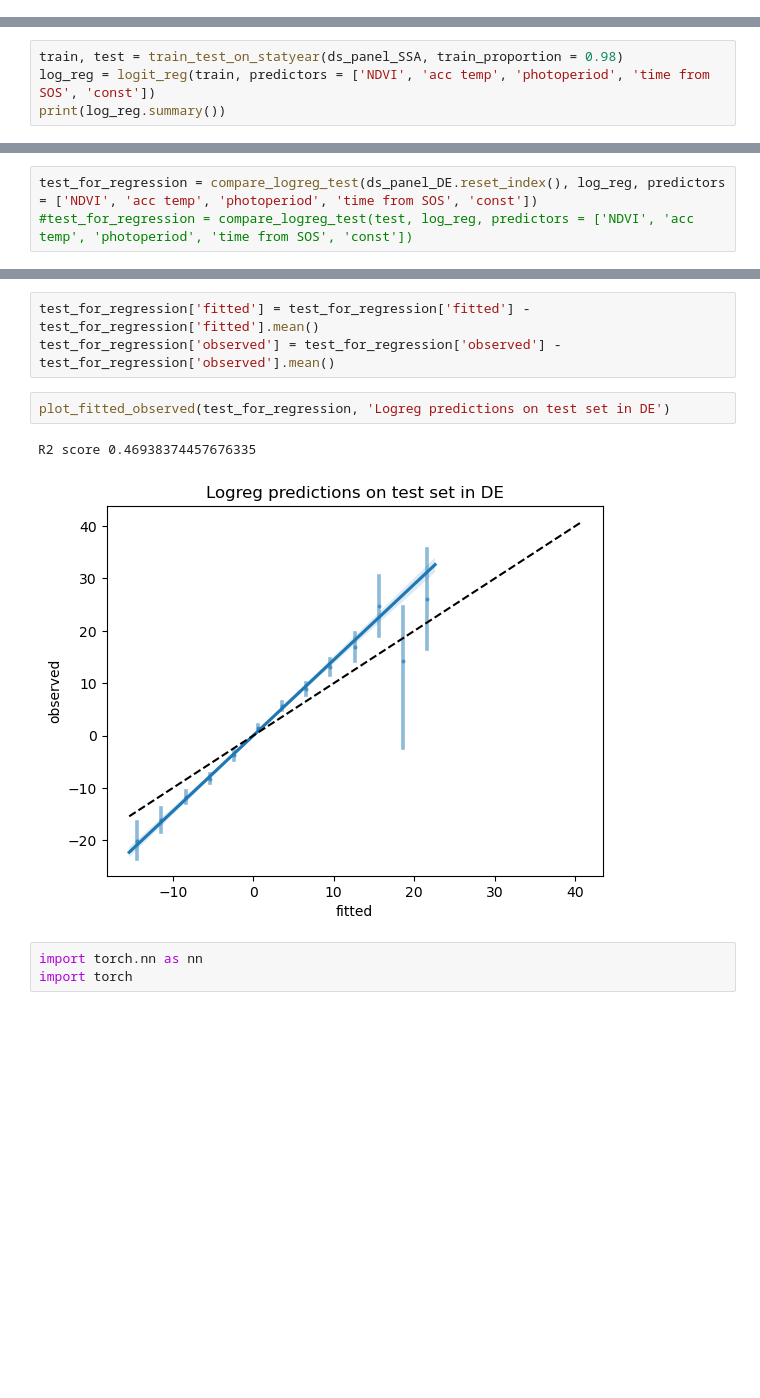
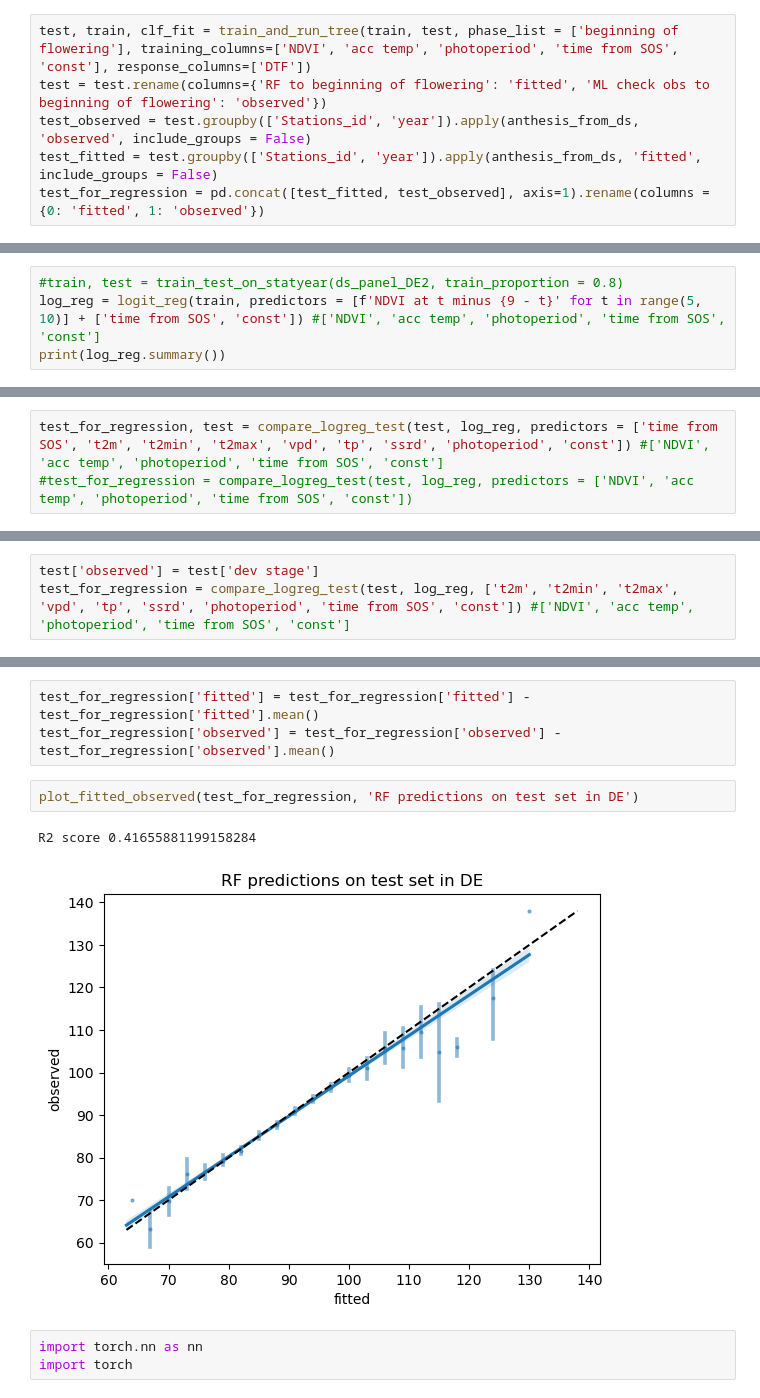
Before and after one commit to MartinP556/ML_algorithms, a Jupyter notebook: HMM.ipynb, the cells around one changed output, grey strips where cells are left out. Saved outputs shown, nothing was run; the diff lists cells and outputs as text; blank space fills up the shorter version.

```diff
--- a/HMM.ipynb
+++ b/HMM.ipynb
@@ -158,3 +1055,9 @@ ds_panel_SSA.loc[:, 'const'] = 1
+# %%
+test, train, clf_fit = train_and_run_tree(train, test, phase_list = ['beginning of flowering'], training_columns=['NDVI', 'acc temp', 'photoperiod', 'time from SOS', 'const'], response_columns=['DTF'])
+test = test.rename(columns={'RF to beginning of flowering': 'fitted', 'ML check obs to beginning of flowering': 'observed'})
+test_observed = test.groupby(['Stations_id', 'year']).apply(anthesis_from_ds, 'observed', include_groups = False)
+test_fitted = test.groupby(['Stations_id', 'year']).apply(anthesis_from_ds, 'fitted', include_groups = False)
+test_for_regression = pd.concat([test_fitted, test_observed], axis=1).rename(columns = {0: 'fitted', 1: 'observed'})
 # %%
 ds_inputs_DE['observed time to beginning of flowering']
 # %% [output]
@@ -217,8 +1140,8 @@ np.mean(Biases_nosat)
 # %% [output]
 0.23683773250250878
 # %%
-train, test = train_test_on_statyear(ds_panel_SSA, train_proportion = 0.98)
-log_reg = logit_reg(train, predictors = ['NDVI', 'acc temp', 'photoperiod', 'time from SOS', 'const'])
+#train, test = train_test_on_statyear(ds_panel_DE2, train_proportion = 0.8)
+log_reg = logit_reg(train, predictors = [f'NDVI at t minus {9 - t}' for t in range(5, 10)] + ['time from SOS', 'const']) #['NDVI', 'acc temp', 'photoperiod', 'time from SOS', 'const']
 print(log_reg.summary())
 # %% [output]
 Optimization terminated successfully.
@@ -239,5 +1162,5 @@ Possibly complete quasi-separation: A fraction 0.41 of observations can be
 perfectly predicted. This might indicate that there is complete
 quasi-separation. In this case some parameters will not be identified.
 # %%
-test_for_regression = compare_logreg_test(ds_panel_DE.reset_index(), log_reg, predictors = ['NDVI', 'acc temp', 'photoperiod', 'time from SOS', 'const'])
+test_for_regression, test = compare_logreg_test(test, log_reg, predictors = ['time from SOS', 't2m', 't2min', 't2max', 'vpd', 'tp', 'ssrd', 'photoperiod', 'const']) #['NDVI', 'acc temp', 'photoperiod', 'time from SOS', 'const']
 #test_for_regression = compare_logreg_test(test, log_reg, predictors = ['NDVI', 'acc temp', 'photoperiod', 'time from SOS', 'const'])
@@ -243,0 +1182,3 @@ test_for_regression = compare_logreg_test(ds_panel_DE.reset_index(), log_reg, pr
+# %%
+test['observed'] = test['dev stage']
+test_for_regression = compare_logreg_test(test, log_reg, ['t2m', 't2min', 't2max', 'vpd', 'tp', 'ssrd', 'photoperiod', 'time from SOS', 'const']) #['NDVI', 'acc temp', 'photoperiod', 'time from SOS', 'const']
@@ -257,10 +1213,10 @@ np.sqrt(((test_for_regression['fitted'] - test_for_regression['observed'])**2).m
 test_for_regression['fitted'] = test_for_regression['fitted'] - test_for_regression['fitted'].mean()
 test_for_regression['observed'] = test_for_regression['observed'] - test_for_regression['observed'].mean()
 # %%
-plot_fitted_observed(test_for_regression, 'Logreg predictions on test set in DE')
+plot_fitted_observed(test_for_regression, 'RF predictions on test set in DE')
 # %% [output]
-R2 score 0.46938374457676335
+R2 score 0.41655881199158284
-[figure, old version]
+[figure, new version]
 # %%
 import torch.nn as nn
 import torch
```
Also changed, not shown: parts of 64 cells of this notebook, 6 other files.
